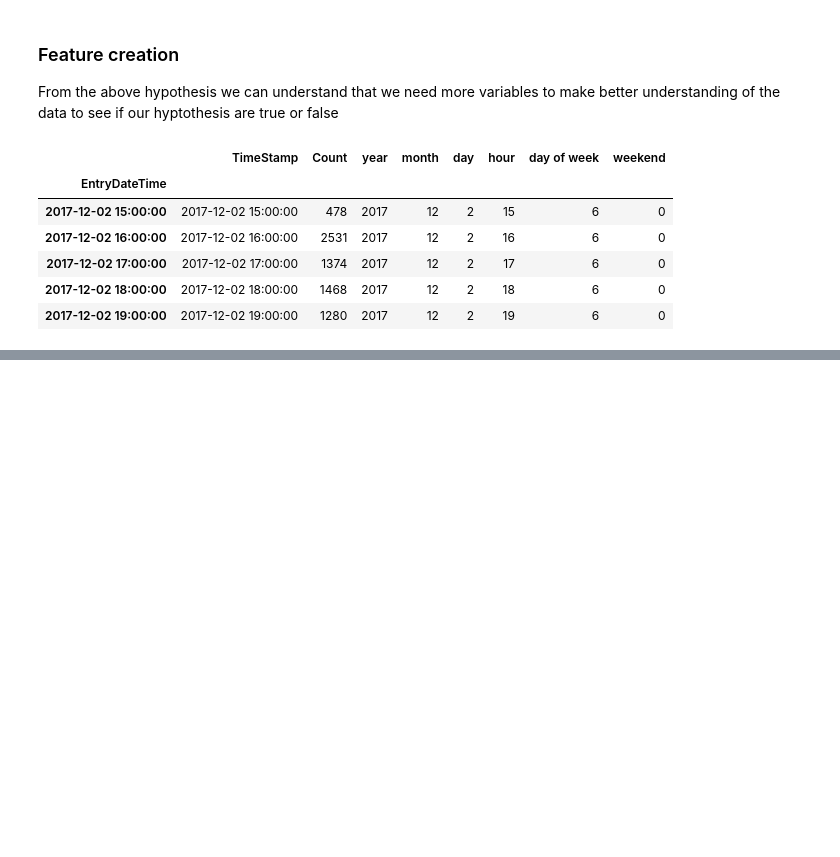
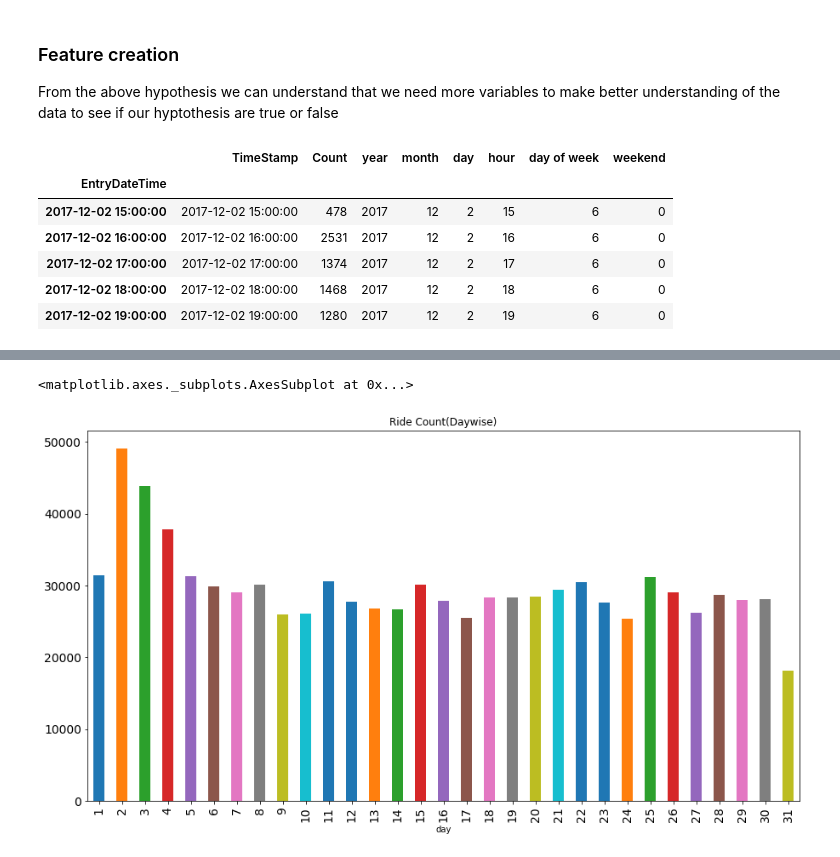
Before and after one commit to HarshalSanap/GEOG-594-Big-Data-Science, a Jupyter notebook: Rider Traffic Prediction.ipynb, the cells around one changed output, grey strips where cells are left out. Drawn from its saved outputs; the diff is of its cells as text; code cells hidden in the pictures; blank space fills up the shorter version.

```diff
--- a/Rider Traffic Prediction.ipynb
+++ b/Rider Traffic Prediction.ipynb
@@ -142,0 +151,7 @@ hourly_raw.resample('D').sum().head(40)
+# %%
+# Let's get more granular and check the daywise ride count trend
+
+hourly_raw.groupby(['day'])['Count'].sum().plot.bar(figsize=(15,8), title= 'Ride Count(Daywise)', fontsize=14)
+# %% [output]
+<matplotlib.axes._subplots.AxesSubplot at 0x...>
+[figure, added]
```
Also changed, not shown: parts of 26 cells of this notebook.
